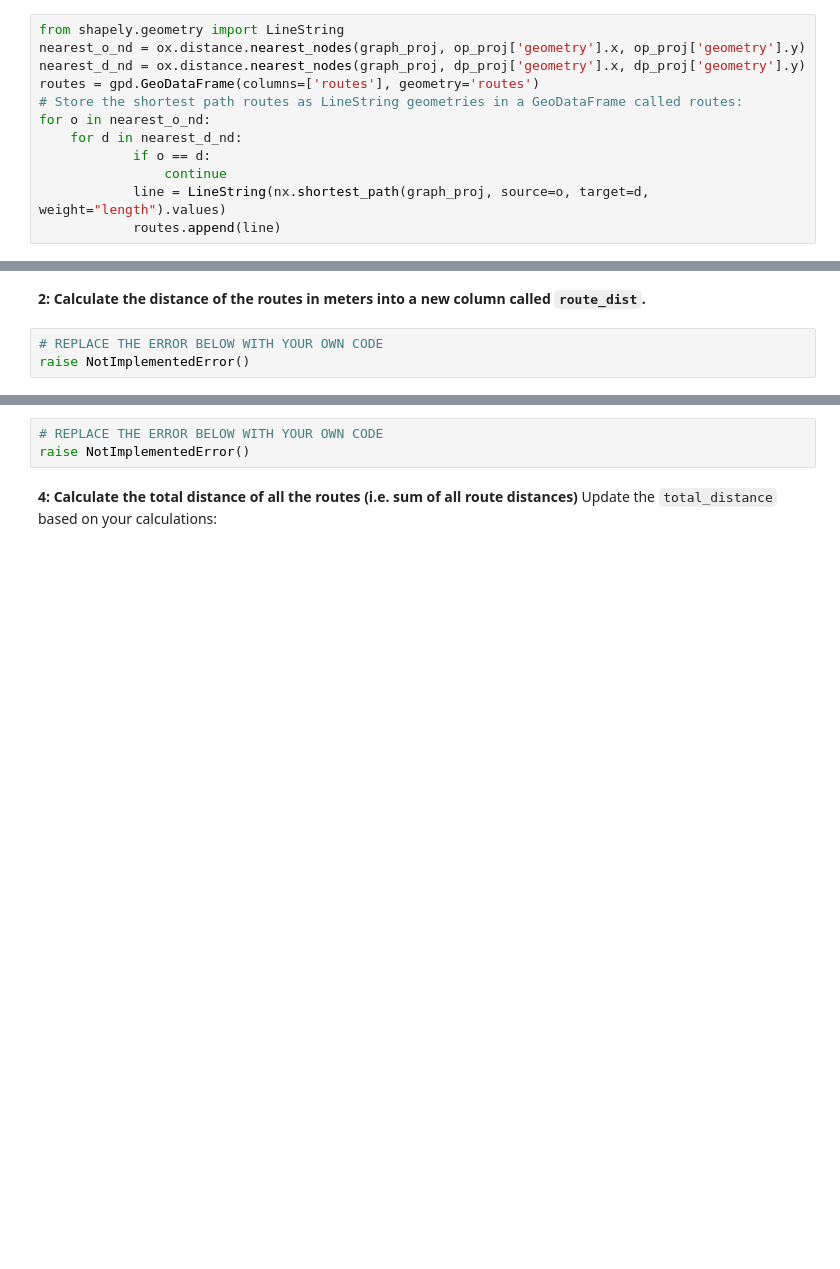
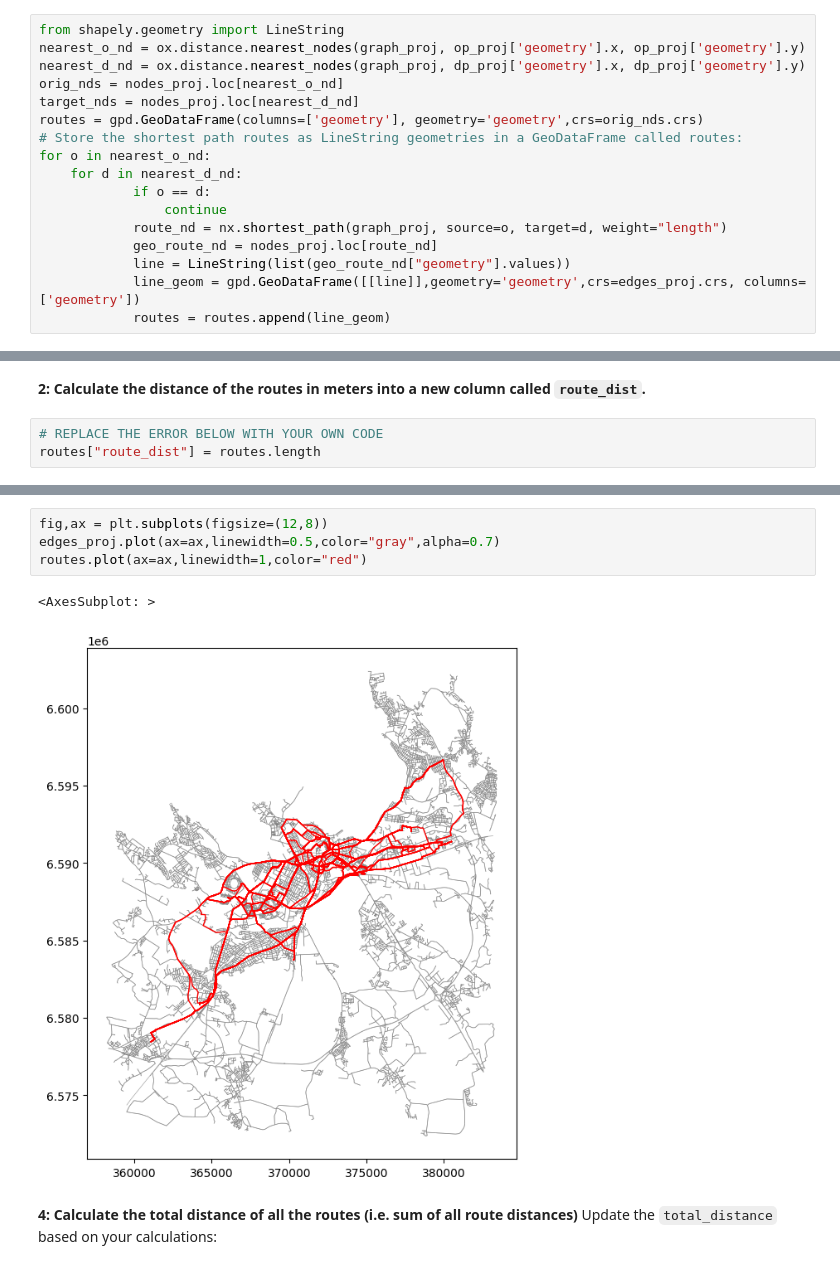
Before and after one commit to Mponkane/Autogis_2022_exercise_6, a Jupyter notebook: Exercise-6-problems-1-2.ipynb, the cells around one changed output, grey strips where cells are left out. Drawn from its saved outputs; the diff is of its cells as text; blank space fills up the shorter version.

```diff
--- a/Exercise-6-problems-1-2.ipynb
+++ b/Exercise-6-problems-1-2.ipynb
@@ -136,11 +145,16 @@ In this problem we practice conducting shortest path routing.
 from shapely.geometry import LineString
 nearest_o_nd = ox.distance.nearest_nodes(graph_proj, op_proj['geometry'].x, op_proj['geometry'].y)
 nearest_d_nd = ox.distance.nearest_nodes(graph_proj, dp_proj['geometry'].x, dp_proj['geometry'].y)
-routes = gpd.GeoDataFrame(columns=['routes'], geometry='routes')
+orig_nds = nodes_proj.loc[nearest_o_nd]
+target_nds = nodes_proj.loc[nearest_d_nd]
+routes = gpd.GeoDataFrame(columns=['geometry'], geometry='geometry',crs=orig_nds.crs)
 # Store the shortest path routes as LineString geometries in a GeoDataFrame called routes:
 for o in nearest_o_nd:
     for d in nearest_d_nd:
             if o == d:
                 continue
-            line = LineString(nx.shortest_path(graph_proj, source=o, target=d, weight="length").values)
-            routes.append(line)
+            route_nd = nx.shortest_path(graph_proj, source=o, target=d, weight="length")
+            geo_route_nd = nodes_proj.loc[route_nd]
+            line = LineString(list(geo_route_nd["geometry"].values))
+            line_geom = gpd.GeoDataFrame([[line]],geometry='geometry',crs=edges_proj.crs, columns=['geometry'])
+            routes = routes.append(line_geom)
@@ -150,7 +162,7 @@ AttributeError: 'list' object has no attribute 'values'
 **2: Calculate the distance of the routes in meters into a new column called `route_dist`.**
 # %%
 # REPLACE THE ERROR BELOW WITH YOUR OWN CODE
-raise NotImplementedError()
+routes["route_dist"] = routes.length
 # %%
 # NON-EDITABLE TEST CELL
 print("Shortest distance:", round(routes['route_dist'].min()), "meters")
@@ -163,9 +179,13 @@ print("Longest distance:", round(routes['route_dist'].max()), "meters")
 In the end you should have something like following:
 
  ![](img/routings.png)
-# %%
-# REPLACE THE ERROR BELOW WITH YOUR OWN CODE
-raise NotImplementedError()
+# %%
+fig,ax = plt.subplots(figsize=(12,8))
+edges_proj.plot(ax=ax,linewidth=0.5,color="gray",alpha=0.7)
+routes.plot(ax=ax,linewidth=1,color="red")
+# %% [output]
+<AxesSubplot: >
+[figure, added]
 # %% [markdown]
 **4: Calculate the total distance of all the routes (i.e. sum of all route distances)** Update the `total_distance` based on your calculations:
 # %%
```
Also changed, not shown: parts of 6 cells of this notebook.
